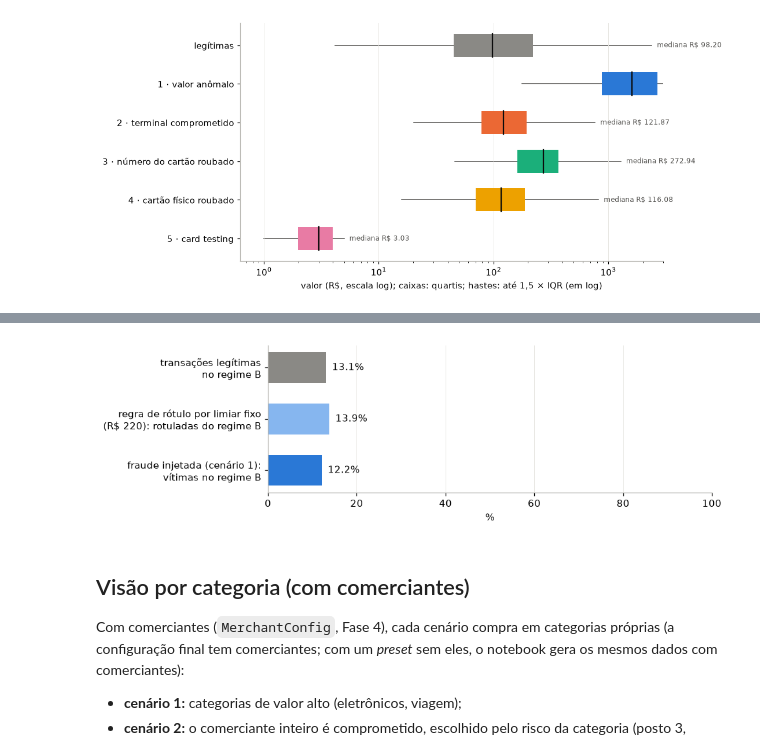
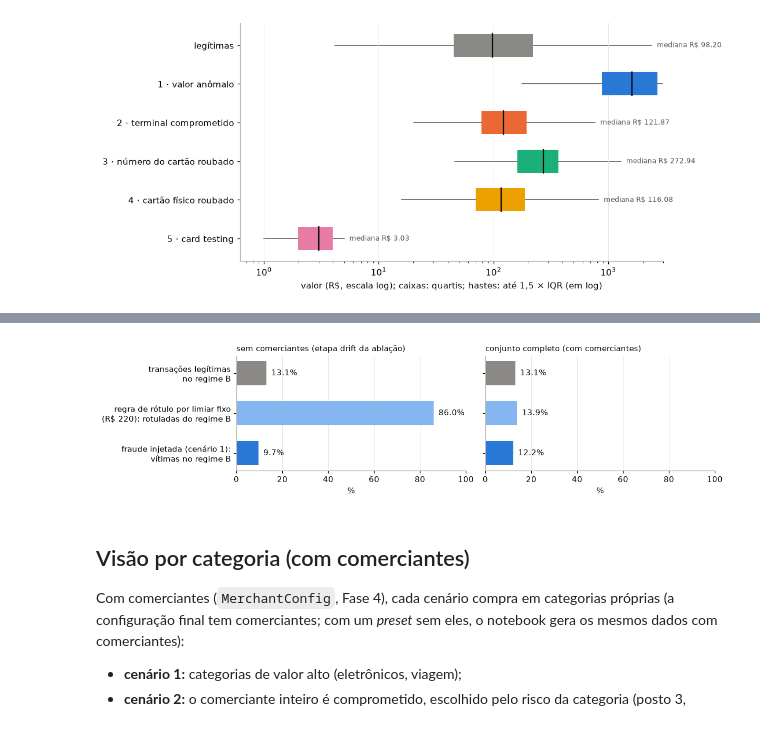
Before and after one commit to alexandreclem/synccfd, a Jupyter notebook: examples/frauds.ipynb, the cells around one changed output, grey strips where cells are left out. Cells and saved outputs as stored; diff of their text form; code cells hidden in the pictures.

```diff
--- a/examples/frauds.ipynb
+++ b/examples/frauds.ipynb
@@ -329,24 +351,28 @@ display(check.to_frame("contagem"))
 # %%
-fig, ax = plt.subplots(figsize=(9, 2.8))
+fig, axes = plt.subplots(1, 2, figsize=(11, 2.9), sharey=True)
 labels = ["transações legítimas\nno regime B",
           "regra de rótulo por limiar fixo\n(R$ 220): rotuladas do regime B",
           "fraude injetada (cenário 1):\nvítimas no regime B"]
-# Scenario 1 in its color; the old rule in a lighter step of the same hue
+# Scenario 1 in its color; the threshold rule in a lighter step of the same hue
 colors = [MUTED, "#86b6ef", SCENARIO_COLORS[1]]
-y = np.arange(len(shares))[::-1]
-ax.barh(y, 100 * shares.to_numpy(), color=colors, height=0.6)
-for yi, value in zip(y, 100 * shares.to_numpy()):
-    ax.annotate(f"{value:.1f}%", (value, yi), xytext=(6, 0), textcoords="offset points", va="center",
-                fontsize=10, color=INK)
-ax.set_yticks(y, labels)
-ax.set_xlim(0, 100)
-ax.set_xlabel("%")
-ax.grid(axis="y", visible=False)
+y = np.arange(len(labels))[::-1]
+for ax, (name, (_, shares)) in zip(axes, DATASETS.items()):
+    values = 100 * shares.to_numpy()
+    ax.barh(y, values, color=colors, height=0.6)
+    for yi, value in zip(y, values):
+        ax.annotate(f"{value:.1f}%", (value, yi), xytext=(6, 0), textcoords="offset points",
+                    va="center", fontsize=10, color=INK)
+    ax.set_title(name, fontsize=10, color=INK, loc="left")
+    ax.set_xlim(0, 100)
+    ax.set_xlabel("%")
+    ax.grid(axis="y", visible=False)
+    ax.set_axisbelow(True)
+axes[0].set_yticks(y, labels)
 fig.tight_layout()
 fig.savefig(FIG_DIR / "fraudes_cenario1_regime_b.pdf", bbox_inches="tight")
 plt.show()
 # %% [output]
-[figure, old version]
+[figure, new version]
 # %% [markdown]
 ## Visão por categoria (com comerciantes)
 
```
Also changed, not shown: parts of 2 cells of this notebook, 4 other files.
